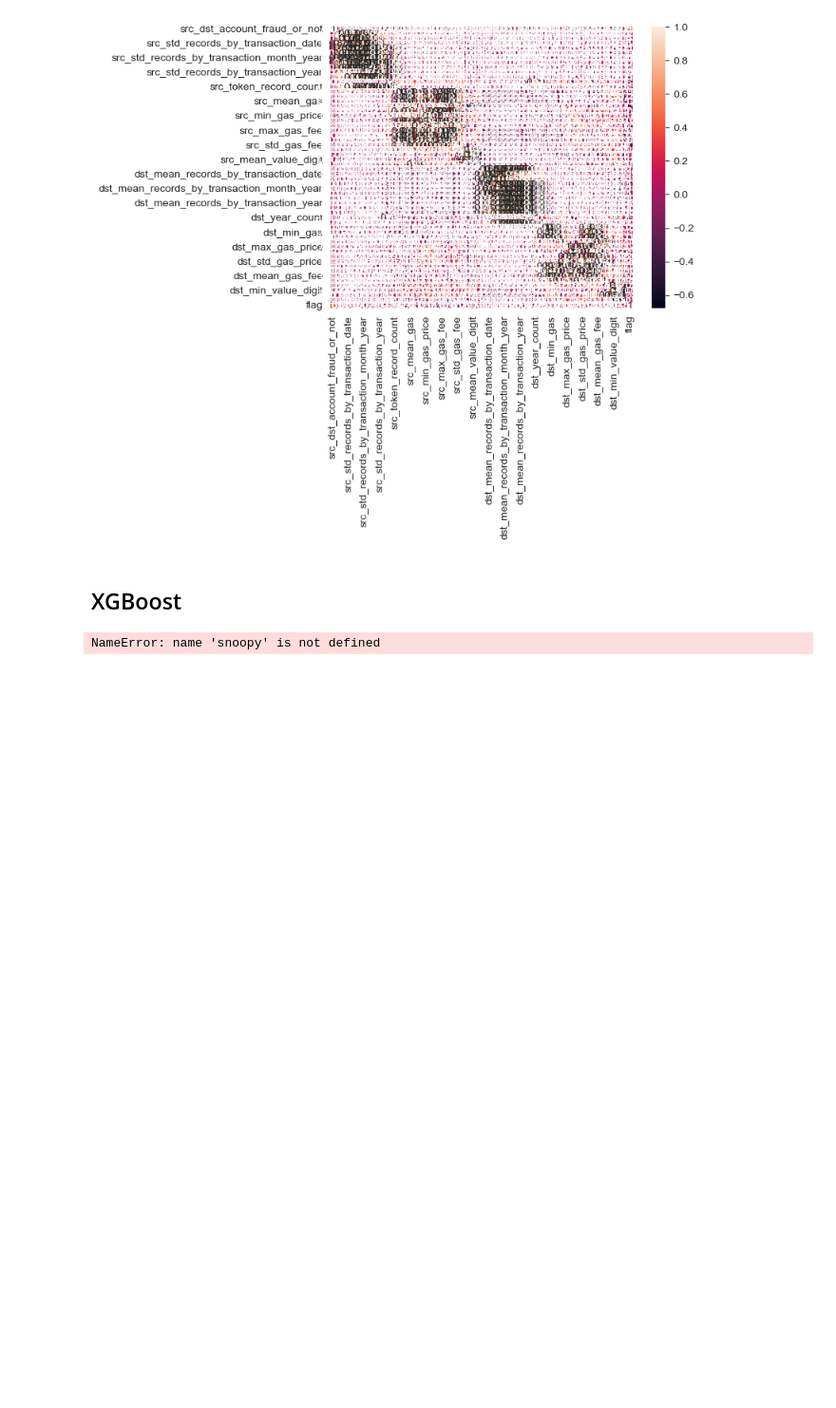
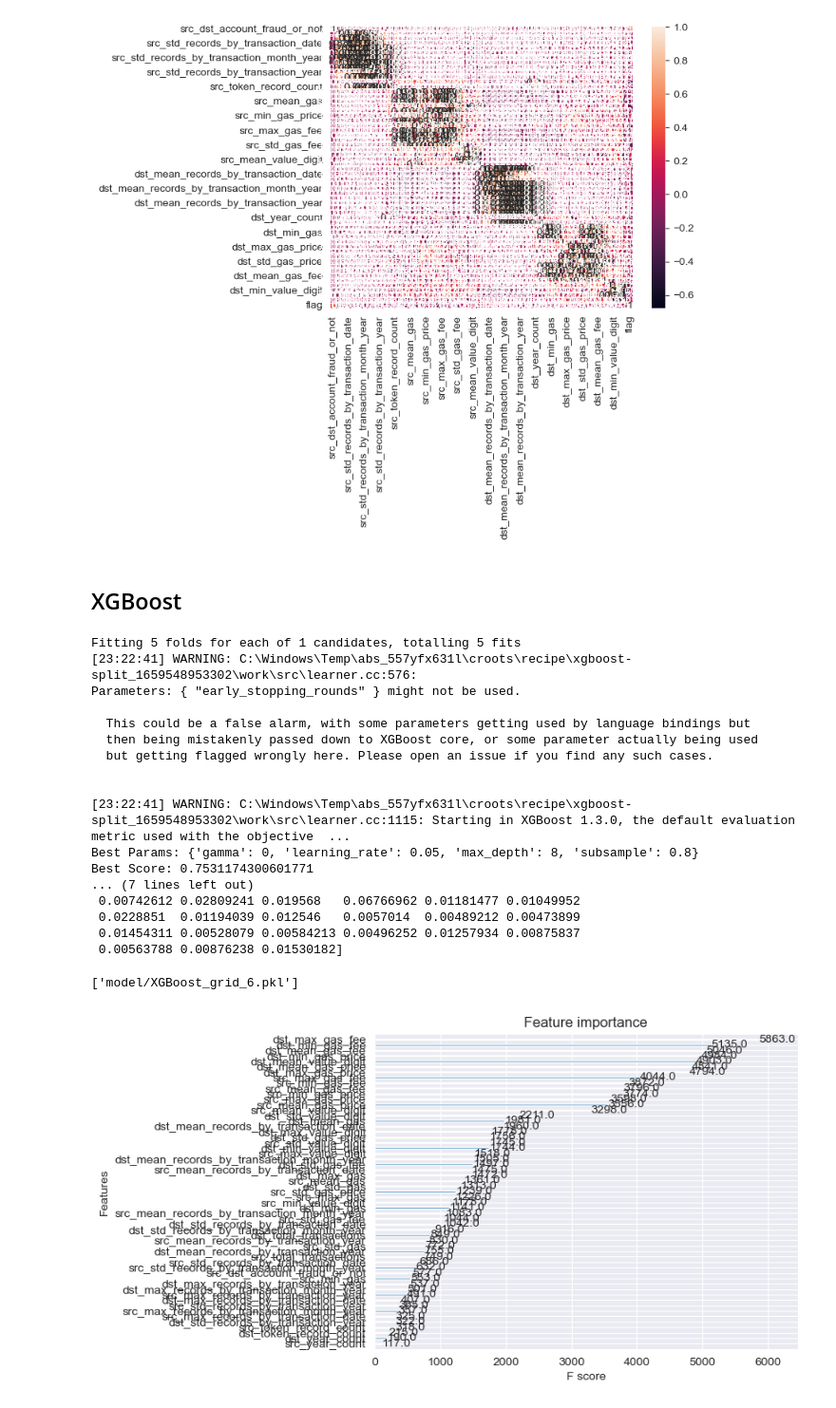
Before and after one commit to LetianY/ethereum-fraud-detection, a Jupyter notebook: fraud_detection.ipynb, the cells around one changed output. Shown at 95% size. Cells and saved outputs as stored; diff of their text form; code cells hidden in the pictures; blank space fills up the shorter version.

Commit message:
Parameter Tuning

```diff
--- a/fraud_detection.ipynb
+++ b/fraud_detection.ipynb
@@ -416,9 +410,5 @@ X_test.to_pickle('data/upload/X_test.csv')
 # %% [markdown]
 ## XGBoost
-# %%
-snoopy
-# %% [output]
-NameError: name 'snoopy' is not defined
 # %%
 import xgboost as xgb
 from sklearn.model_selection import StratifiedKFold
@@ -433,14 +423,14 @@ warnings.filterwarnings('ignore')
 def run_xgb(train_X, train_y, test_X):
     cv = StratifiedKFold(n_splits=5, shuffle=True, random_state=42)
 
-    params = {'n_estimator': [100, 200, 500, 1000],
-              #'learning_rate': [0.001, 0.05, 0.01],
-              'max_depth': [6, 8, 10],
-              #'subsample': [0.5, 0.6, 0.8, 1],
+    params = {'learning_rate': [0.05],
+              'max_depth': [8],
+              'subsample': [0.8],
               'gamma': [0],
               }
 
-    model = xgb.XGBClassifier(eval_metric=f1_score,
+    model = xgb.XGBClassifier(n_estimators = 1000,
+                              eval_metric=f1_score,
                               objective='binary:logistic',
                               random_state=42,
                               early_stopping_rounds=50,
@@ -452,7 +442,7 @@ def run_xgb(train_X, train_y, test_X):
                         n_jobs = 5,
                         scoring = 'f1',
                         refit = 'f1',
-                        verbose = 100)
+                        verbose = 5)
 
     grid.fit(train_X, train_y)
     plot_importance(grid.best_estimator_)
@@ -460,11 +450,31 @@ def run_xgb(train_X, train_y, test_X):
 
     print('Best Params:', grid.best_params_)
     print('Best Score:', grid.best_score_)
-    print('CV Result', grid.cv_results_)
     print('Feature Importance:\n', grid.best_estimator_.feature_importances_)
 
     return grid, test_y
 # %%
+version = 6
 grid_search, y_test = run_xgb(X_train, y_train, X_test)
-joblib.dump(grid_search, 'data/XGBoost_grid.pkl')
+joblib.dump(grid_search, f'model/XGBoost_grid_{version}.pkl')
+# %% [output]
+Fitting 5 folds for each of 1 candidates, totalling 5 fits
+[23:22:41] WARNING: C:\Windows\Temp\abs_557yfx631l\croots\recipe\xgboost-split_1659548953302\work\src\learner.cc:576:
+Parameters: { "early_stopping_rounds" } might not be used.
+
+  This could be a false alarm, with some parameters getting used by language bindings but
+  then being mistakenly passed down to XGBoost core, or some parameter actually being used
+  but getting flagged wrongly here. Please open an issue if you find any such cases.
+
+
+[23:22:41] WARNING: C:\Windows\Temp\abs_557yfx631l\croots\recipe\xgboost-split_1659548953302\work\src\learner.cc:1115: Starting in XGBoost 1.3.0, the default evaluation metric used with the objective  ...
+Best Params: {'gamma': 0, 'learning_rate': 0.05, 'max_depth': 8, 'subsample': 0.8}
+Best Score: 0.7531174300601771
+... (7 lines left out)
+ 0.00742612 0.02809241 0.019568   0.06766962 0.01181477 0.01049952
+ 0.0228851  0.01194039 0.012546   0.0057014  0.00489212 0.00473899
+ 0.01454311 0.00528079 0.00584213 0.00496252 0.01257934 0.00875837
+ 0.00563788 0.00876238 0.01530182]
+['model/XGBoost_grid_6.pkl']
+[figure, added]
 # %%
```
Also changed, not shown: parts of 8 cells of this notebook.
